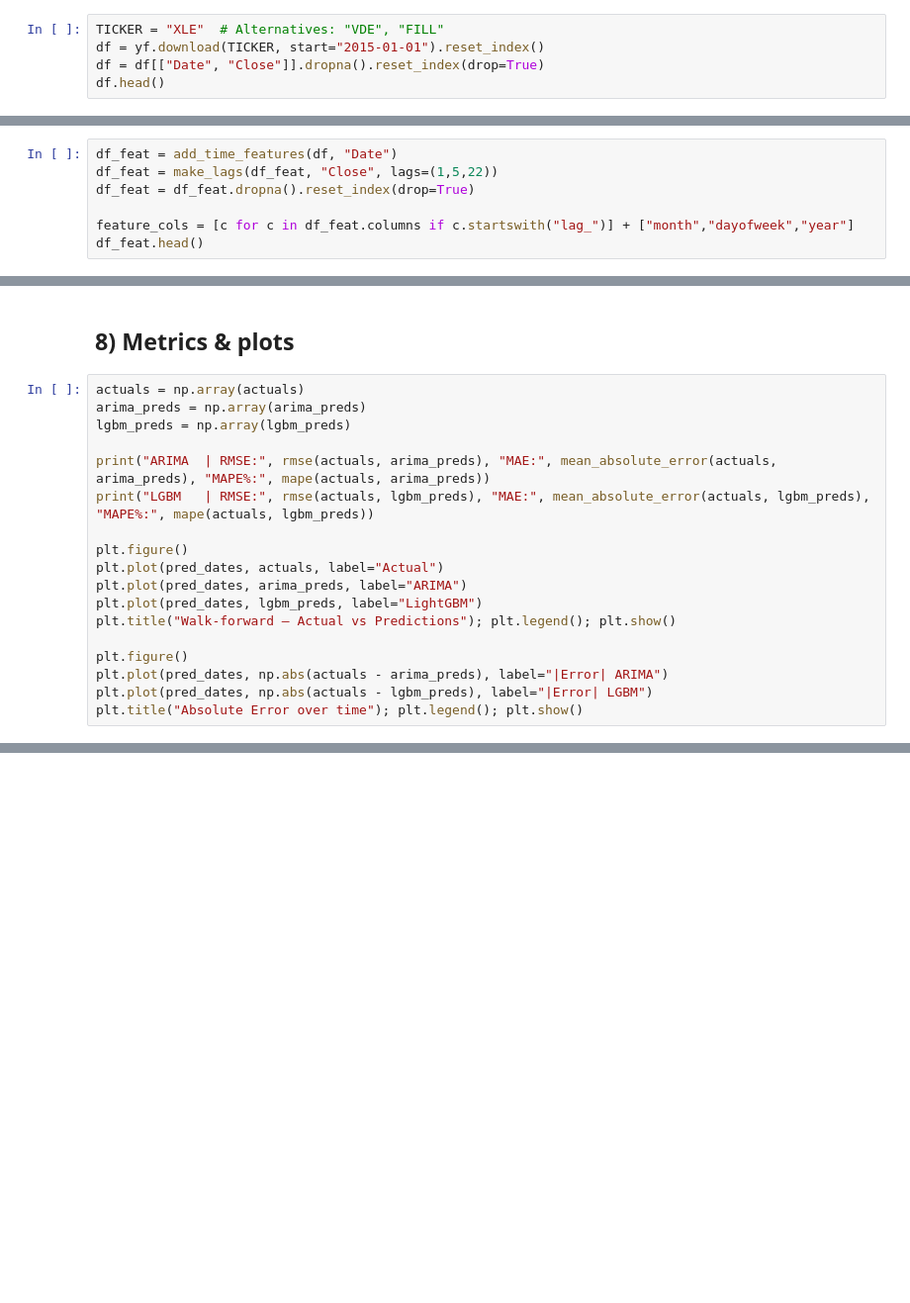
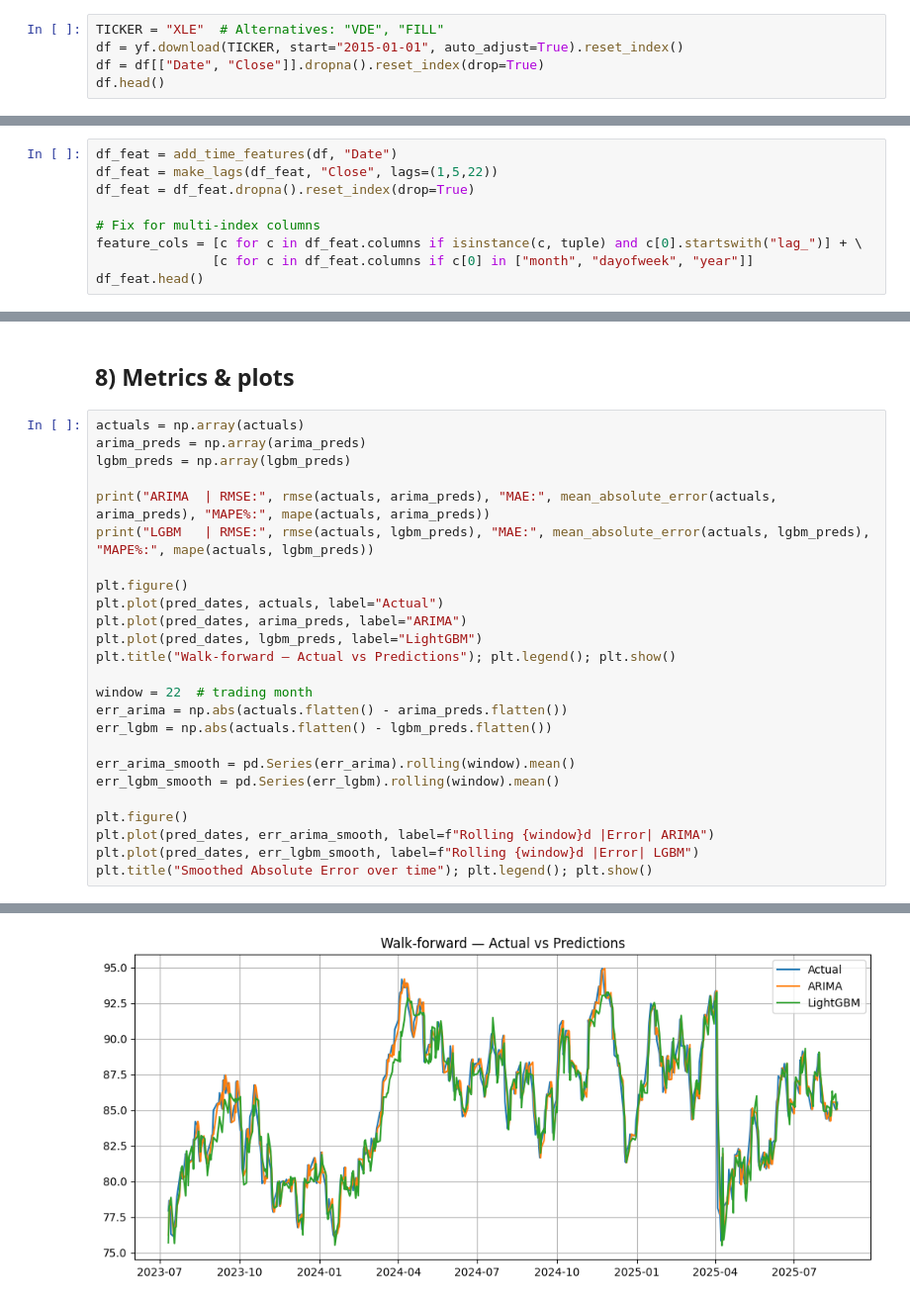
Before and after one commit to matteodimauro/electricity-futures-forecasting, a Jupyter notebook: notebooks/02_backtesting.ipynb, the cells around one changed output, grey strips where cells are left out. Shown at 99% size. Drawn from its saved outputs; the diff is of its cells as text; blank space fills up the shorter version.

```diff
--- a/notebooks/02_backtesting.ipynb
+++ b/notebooks/02_backtesting.ipynb
@@ -39,6 +39,6 @@ A single train/test split may **overestimate** performance due to leakage or non
 ## 2) Download data
 # %%
 TICKER = "XLE"  # Alternatives: "VDE", "FILL"
-df = yf.download(TICKER, start="2015-01-01").reset_index()
+df = yf.download(TICKER, start="2015-01-01", auto_adjust=True).reset_index()
 df = df[["Date", "Close"]].dropna().reset_index(drop=True)
 df.head()
@@ -71,5 +80,7 @@ df_feat = add_time_features(df, "Date")
 df_feat = make_lags(df_feat, "Close", lags=(1,5,22))
 df_feat = df_feat.dropna().reset_index(drop=True)
 
-feature_cols = [c for c in df_feat.columns if c.startswith("lag_")] + ["month","dayofweek","year"]
+# Fix for multi-index columns
+feature_cols = [c for c in df_feat.columns if isinstance(c, tuple) and c[0].startswith("lag_")] + \
+			   [c for c in df_feat.columns if c[0] in ["month", "dayofweek", "year"]]
 df_feat.head()
@@ -151,7 +336,15 @@ plt.plot(pred_dates, arima_preds, label="ARIMA")
 plt.plot(pred_dates, lgbm_preds, label="LightGBM")
 plt.title("Walk-forward — Actual vs Predictions"); plt.legend(); plt.show()
 
+window = 22  # trading month
+err_arima = np.abs(actuals.flatten() - arima_preds.flatten())
+err_lgbm = np.abs(actuals.flatten() - lgbm_preds.flatten())
+
+err_arima_smooth = pd.Series(err_arima).rolling(window).mean()
+err_lgbm_smooth = pd.Series(err_lgbm).rolling(window).mean()
+
 plt.figure()
-plt.plot(pred_dates, np.abs(actuals - arima_preds), label="|Error| ARIMA")
-plt.plot(pred_dates, np.abs(actuals - lgbm_preds), label="|Error| LGBM")
-plt.title("Absolute Error over time"); plt.legend(); plt.show()
+plt.plot(pred_dates, err_arima_smooth, label=f"Rolling {window}d |Error| ARIMA")
+plt.plot(pred_dates, err_lgbm_smooth, label=f"Rolling {window}d |Error| LGBM")
+plt.title("Smoothed Absolute Error over time"); plt.legend(); plt.show()
+# %% [output]
@@ -157,0 +353 @@ plt.title("Absolute Error over time"); plt.legend(); plt.show()
+[figure, added]
```
Also changed, not shown: parts of 10 cells of this notebook, 2 other files.
